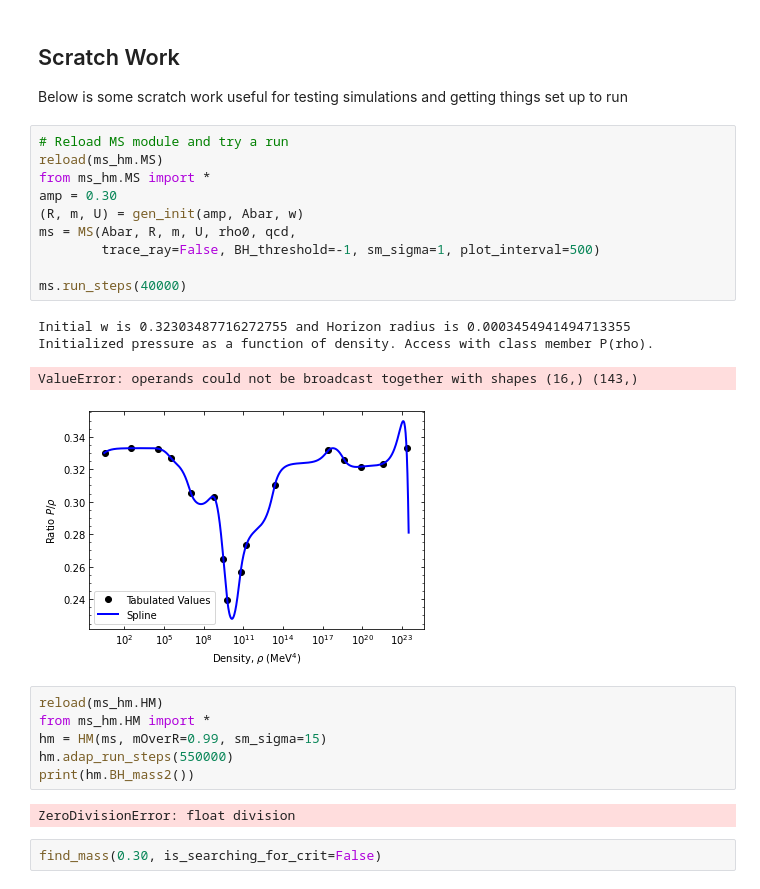
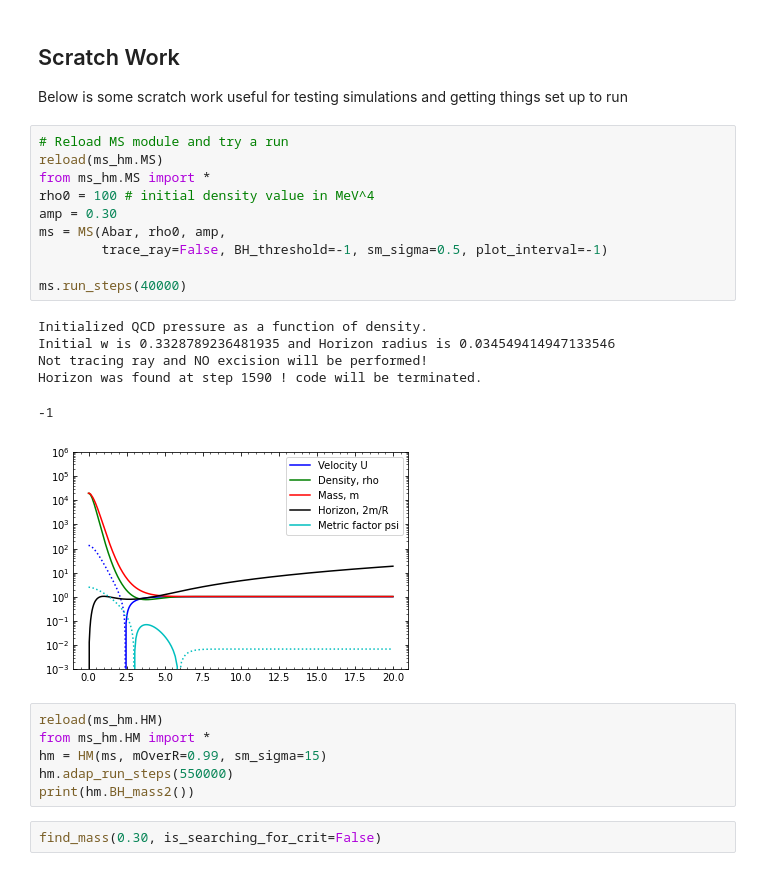
Before and after one commit to jbmertens/criticalcollapse, a Jupyter notebook: Critical_scaling.ipynb, the cells around one changed output. Saved outputs shown, nothing was run; the diff lists cells and outputs as text.

```diff
--- a/Critical_scaling.ipynb
+++ b/Critical_scaling.ipynb
@@ -235,26 +211,26 @@ Below is some scratch work useful for testing simulations and getting things set
 # %%
 # Reload MS module and try a run
 reload(ms_hm.MS)
 from ms_hm.MS import *
+rho0 = 100 # initial density value in MeV^4
 amp = 0.30
-(R, m, U) = gen_init(amp, Abar, w)
-ms = MS(Abar, R, m, U, rho0, qcd,
-        trace_ray=False, BH_threshold=-1, sm_sigma=1, plot_interval=500)
+ms = MS(Abar, rho0, amp,
+        trace_ray=False, BH_threshold=-1, sm_sigma=0.5, plot_interval=-1)
 
 ms.run_steps(40000)
 # %% [output]
-Initial w is 0.32303487716272755 and Horizon radius is 0.0003454941494713355
-Initialized pressure as a function of density. Access with class member P(rho).
+Initialized QCD pressure as a function of density.
+Initial w is 0.3328789236481935 and Horizon radius is 0.034549414947133546
+Not tracing ray and NO excision will be performed!
+Horizon was found at step 1590 ! code will be terminated.
-ValueError: operands could not be broadcast together with shapes (16,) (143,)
+-1
-[figure, old version]
+[figure, new version]
 # %%
 reload(ms_hm.HM)
 from ms_hm.HM import *
 hm = HM(ms, mOverR=0.99, sm_sigma=15)
 hm.adap_run_steps(550000)
 print(hm.BH_mass2())
-# %% [output]
-ZeroDivisionError: float division
 # %%
 find_mass(0.30, is_searching_for_crit=False)
 # %%
```
Also changed, not shown: parts of 12 cells of this notebook, 2 other files.
